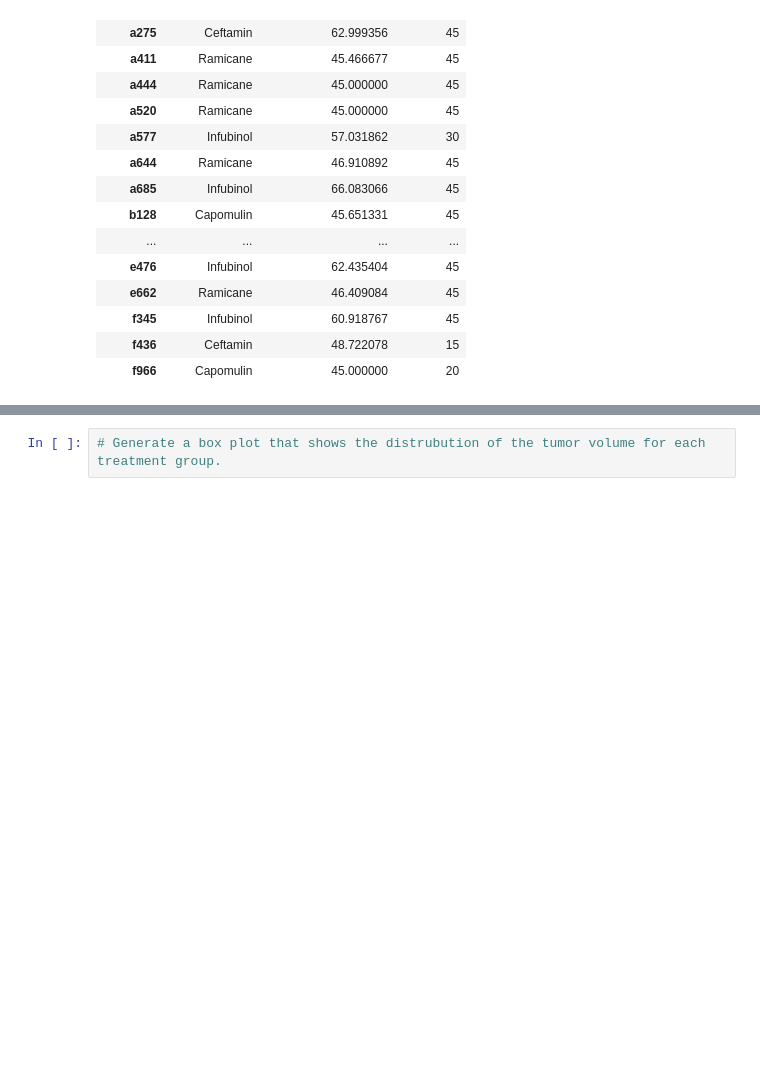
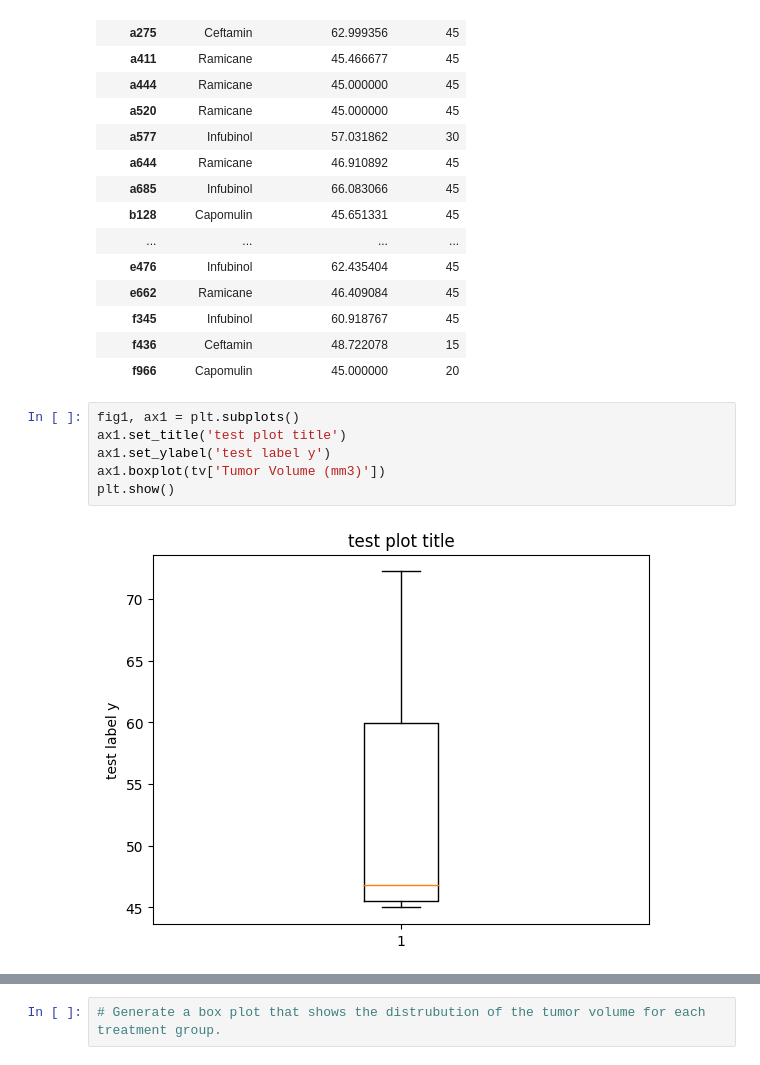
Before and after one commit to akinyemia/Matplotlib-challenge, a Jupyter notebook: Pymaceuticals/main.ipynb, the cells around one changed output, grey strips where cells are left out. Saved outputs shown, nothing was run; the diff lists cells and outputs as text; blank space fills up the shorter version.

```diff
--- a/Pymaceuticals/main.ipynb
+++ b/Pymaceuticals/main.ipynb
@@ -337,3 +337,11 @@ z969             45
 | f345 | Infubinol | 60.918767 | 45 |
 | f436 | Ceftamin | 48.722078 | 15 |
 | f966 | Capomulin | 45.000000 | 20 |
+# %%
+fig1, ax1 = plt.subplots()
+ax1.set_title('test plot title')
+ax1.set_ylabel('test label y')
+ax1.boxplot(tv['Tumor Volume (mm3)'])
+plt.show()
+# %% [output]
+[figure, added]
```
Also changed, not shown: parts of 9 cells of this notebook.
